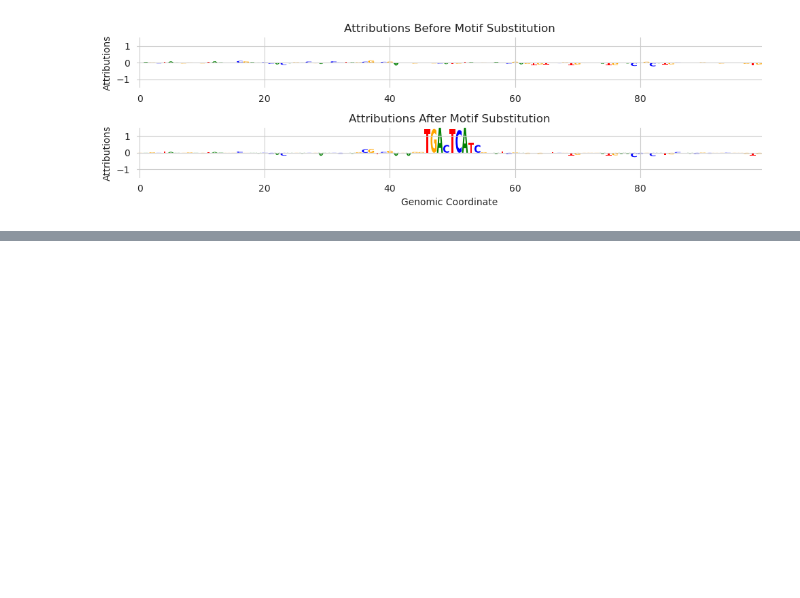
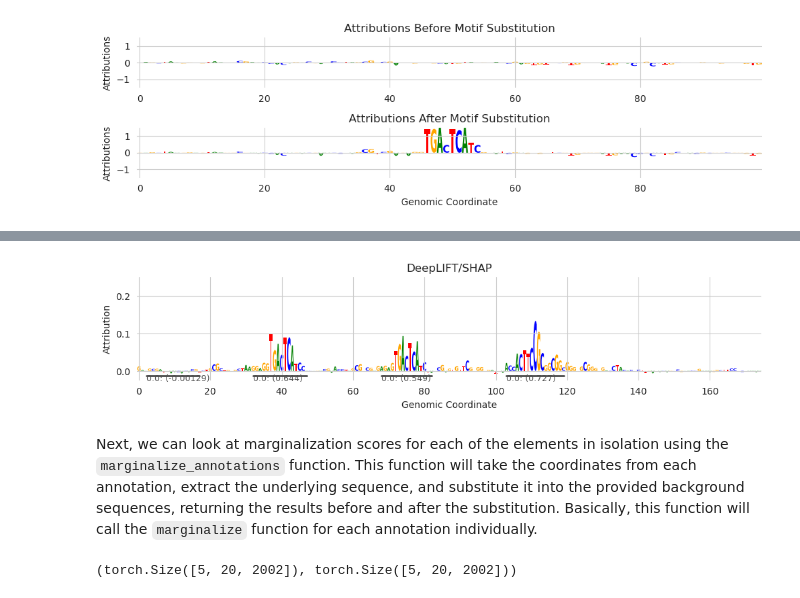
Before and after one commit to jmschrei/tangermeme, a Jupyter notebook: docs/tutorials/Tutorial_B1_Marginalization.ipynb, the cells around one changed output, grey strips where cells are left out. Saved outputs shown, nothing was run; the diff lists cells and outputs as text; code cells hidden in the pictures; blank space fills up the shorter version.

```diff
--- a/docs/tutorials/Tutorial_B1_Marginalization.ipynb
+++ b/docs/tutorials/Tutorial_B1_Marginalization.ipynb
@@ -367,0 +369,36 @@ plt.show()
+# %%
+from tangermeme.ersatz import multisubstitute
+from tangermeme.deep_lift_shap import deep_lift_shap
+from tangermeme.plot import plot_logo
+from tangermeme.seqlet import recursive_seqlets
+
+X = random_one_hot((1, 4, 2000), random_state=0).type(torch.float32)
+X = multisubstitute(X, ["GTGACTCATC", "GTGACTCATC", "ACTTCCGCG"], [25, 25])
+
+X_attr = deep_lift_shap(model, X, device='cpu', n_shuffles=20, target=57, random_state=0)
+seqlets = recursive_seqlets(X_attr.sum(dim=1), additional_flanks=5)
+
+plt.figure(figsize=(12, 2))
+ax = plt.subplot(111)
+plot_logo(X_attr[0], ax=ax, start=925, end=1100, annotations=seqlets, score_key='attribution')
+plt.ylim(-0.025, 0.25)
+
+plt.xlabel("Genomic Coordinate")
+plt.ylabel("Attribution")
+plt.title("DeepLIFT/SHAP")
+plt.show()
+# %% [output]
+[figure, added]
+# %% [markdown]
+Next, we can look at marginalization scores for each of the elements in isolation using the `marginalize_annotations` function. This function will take the coordinates from each annotation, extract the underlying sequence, and substitute it into the provided background sequences, returning the results before and after the substitution. Basically, this function will call the `marginalize` function for each annotation individually.
+# %%
+from tangermeme.marginalize import marginalize_annotations
+from tangermeme.ersatz import dinucleotide_shuffle
+
+annotations = seqlets[['example_idx', 'start', 'end']].values
+X0 = dinucleotide_shuffle(X)[0]
+
+y_before, y_after = marginalize_annotations(model, X, X0, annotations)
+y_before.shape, y_after.shape
+# %% [output]
+(torch.Size([5, 20, 2002]), torch.Size([5, 20, 2002]))
```
Also changed, not shown: parts of 18 cells of this notebook, 24 other files.
